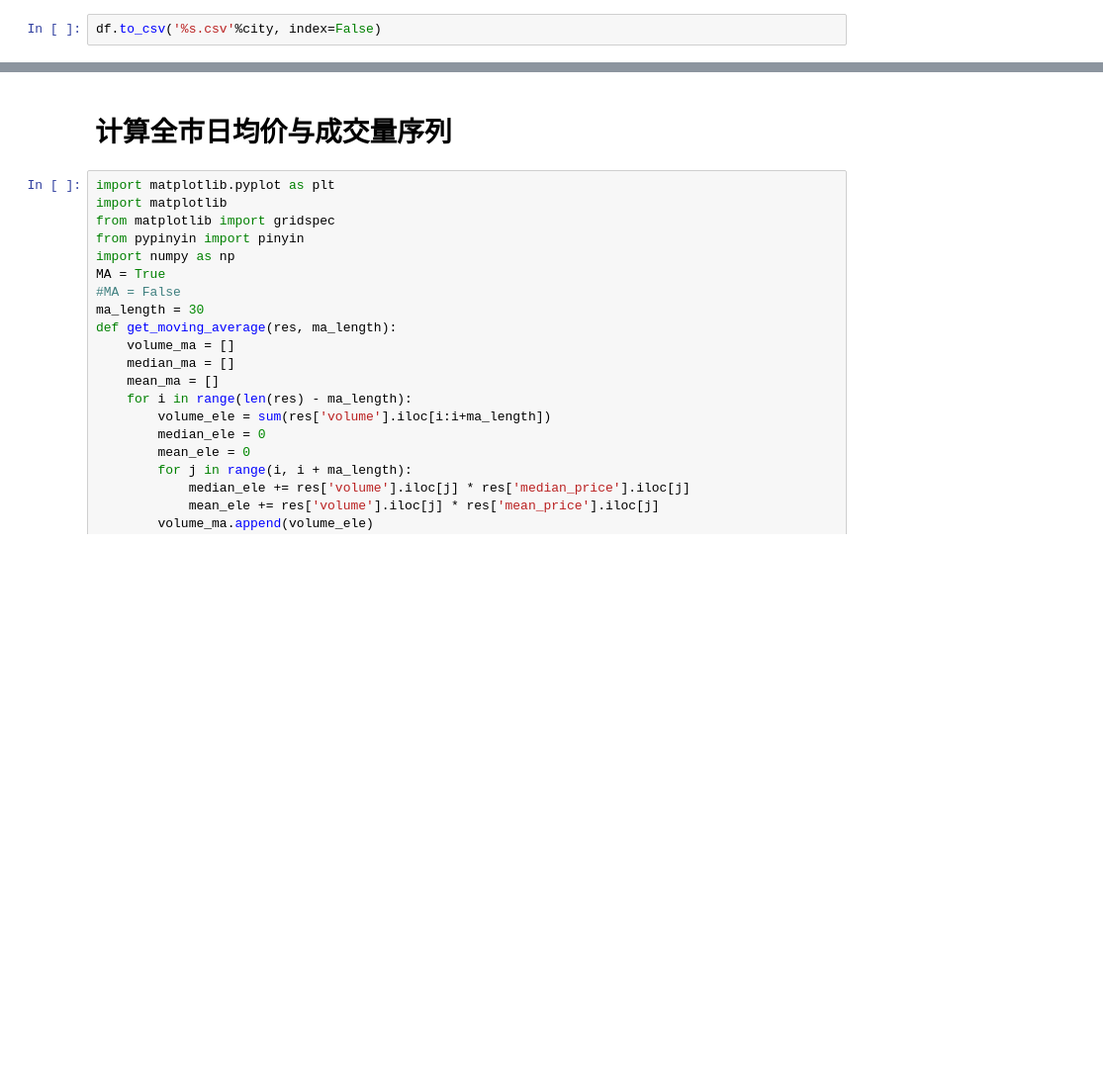
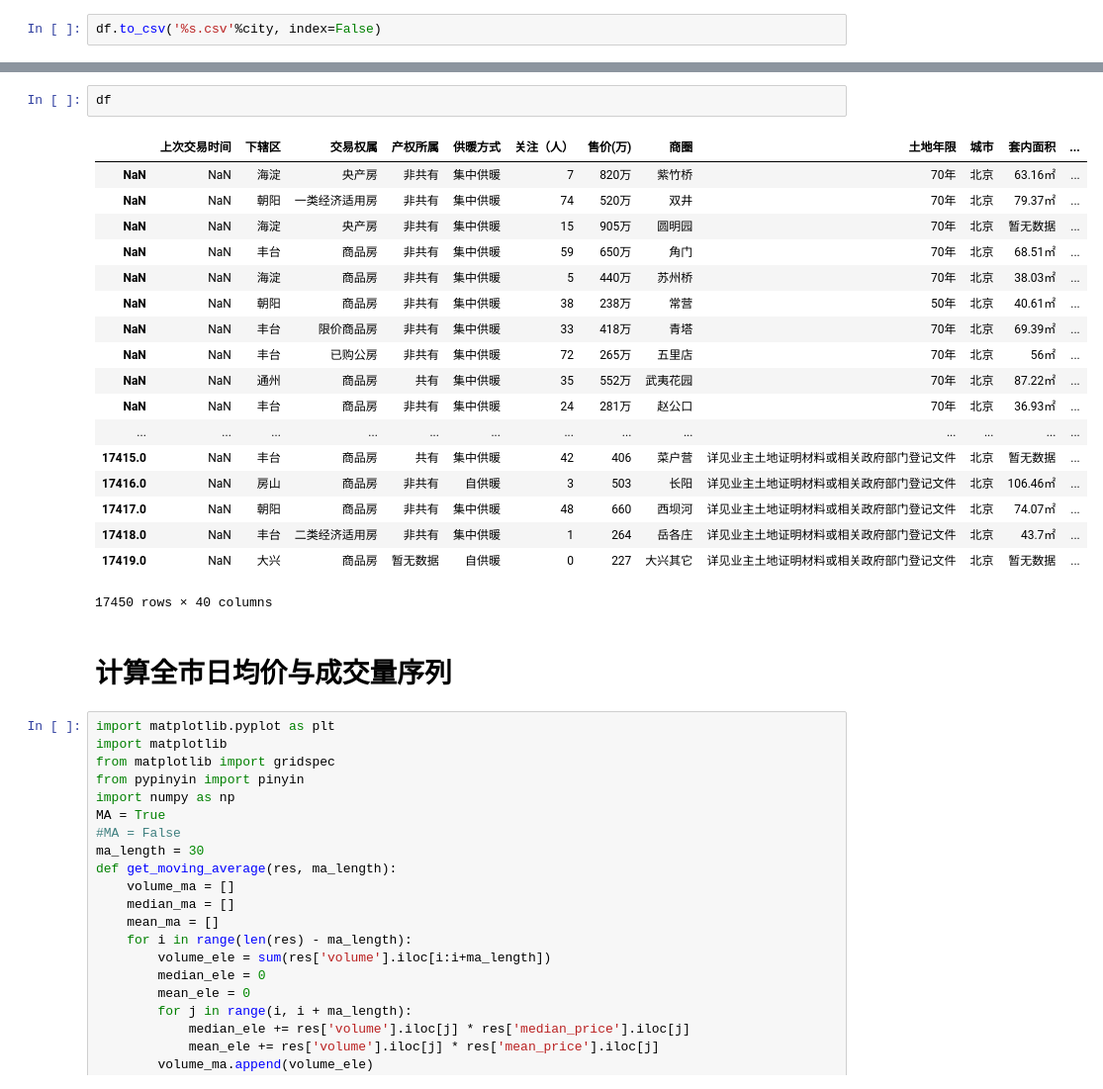
Before and after one commit to naoko821/LianjiaSpider, a Jupyter notebook: analysis.ipynb, the cells around one changed output, grey strips where cells are left out. Shown at 99% size. Cells and saved outputs as stored; diff of their text form; blank space fills up the shorter version.

```diff
--- a/analysis.ipynb
+++ b/analysis.ipynb
@@ -32,3 +61,24 @@ df.to_csv('%s.csv'%city, index=False)
+# %%
+df
+# %% [output]
+|  | 上次交易时间 | 下辖区 | 交易权属 | 产权所属 | 供暖方式 | 关注（人） | 售价(万) | 商圈 | 土地年限 | 城市 | 套内面积 | ... |
+| NaN | NaN | 海淀 | 央产房 | 非共有 | 集中供暖 | 7 | 820万 | 紫竹桥 | 70年 | 北京 | 63.16㎡ | ... |
+| NaN | NaN | 朝阳 | 一类经济适用房 | 非共有 | 集中供暖 | 74 | 520万 | 双井 | 70年 | 北京 | 79.37㎡ | ... |
+| NaN | NaN | 海淀 | 央产房 | 非共有 | 集中供暖 | 15 | 905万 | 圆明园 | 70年 | 北京 | 暂无数据 | ... |
+| NaN | NaN | 丰台 | 商品房 | 非共有 | 集中供暖 | 59 | 650万 | 角门 | 70年 | 北京 | 68.51㎡ | ... |
+| NaN | NaN | 海淀 | 商品房 | 非共有 | 集中供暖 | 5 | 440万 | 苏州桥 | 70年 | 北京 | 38.03㎡ | ... |
+| NaN | NaN | 朝阳 | 商品房 | 非共有 | 集中供暖 | 38 | 238万 | 常营 | 50年 | 北京 | 40.61㎡ | ... |
+| NaN | NaN | 丰台 | 限价商品房 | 非共有 | 集中供暖 | 33 | 418万 | 青塔 | 70年 | 北京 | 69.39㎡ | ... |
+| NaN | NaN | 丰台 | 已购公房 | 非共有 | 集中供暖 | 72 | 265万 | 五里店 | 70年 | 北京 | 56㎡ | ... |
+| NaN | NaN | 通州 | 商品房 | 共有 | 集中供暖 | 35 | 552万 | 武夷花园 | 70年 | 北京 | 87.22㎡ | ... |
+| NaN | NaN | 丰台 | 商品房 | 非共有 | 集中供暖 | 24 | 281万 | 赵公口 | 70年 | 北京 | 36.93㎡ | ... |
+| ... | ... | ... | ... | ... | ... | ... | ... | ... | ... | ... | ... | ... |
+| 17415.0 | NaN | 丰台 | 商品房 | 共有 | 集中供暖 | 42 | 406 | 菜户营 | 详见业主土地证明材料或相关政府部门登记文件 | 北京 | 暂无数据 | ... |
+| 17416.0 | NaN | 房山 | 商品房 | 非共有 | 自供暖 | 3 | 503 | 长阳 | 详见业主土地证明材料或相关政府部门登记文件 | 北京 | 106.46㎡ | ... |
+| 17417.0 | NaN | 朝阳 | 商品房 | 非共有 | 集中供暖 | 48 | 660 | 西坝河 | 详见业主土地证明材料或相关政府部门登记文件 | 北京 | 74.07㎡ | ... |
+| 17418.0 | NaN | 丰台 | 二类经济适用房 | 非共有 | 集中供暖 | 1 | 264 | 岳各庄 | 详见业主土地证明材料或相关政府部门登记文件 | 北京 | 43.7㎡ | ... |
+| 17419.0 | NaN | 大兴 | 商品房 | 暂无数据 | 自供暖 | 0 | 227 | 大兴其它 | 详见业主土地证明材料或相关政府部门登记文件 | 北京 | 暂无数据 | ... |
+17450 rows × 40 columns
 # %% [markdown]
 # 计算全市日均价与成交量序列
 # %%
```
Also changed, not shown: parts of 3 cells of this notebook, 3 other files.
